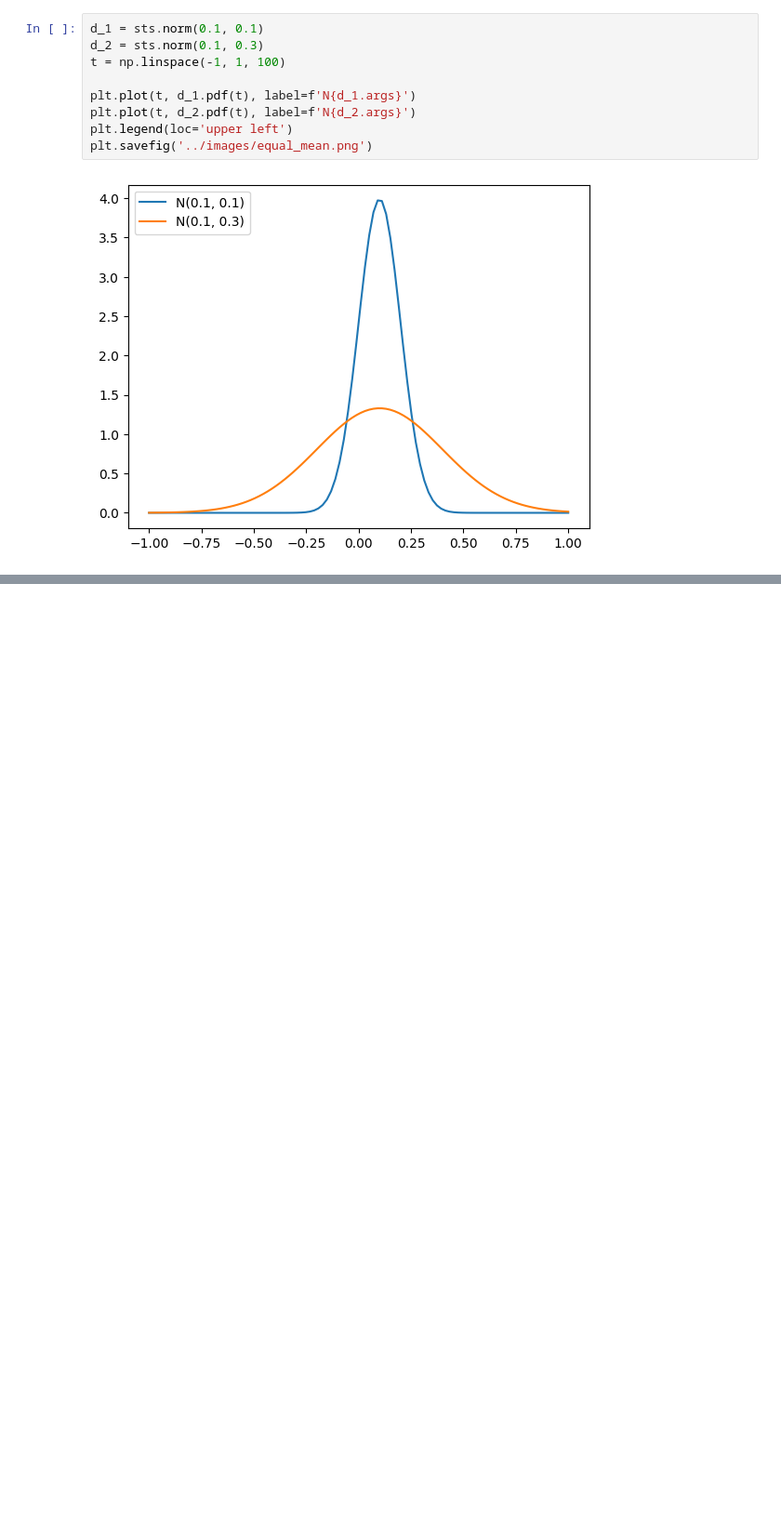
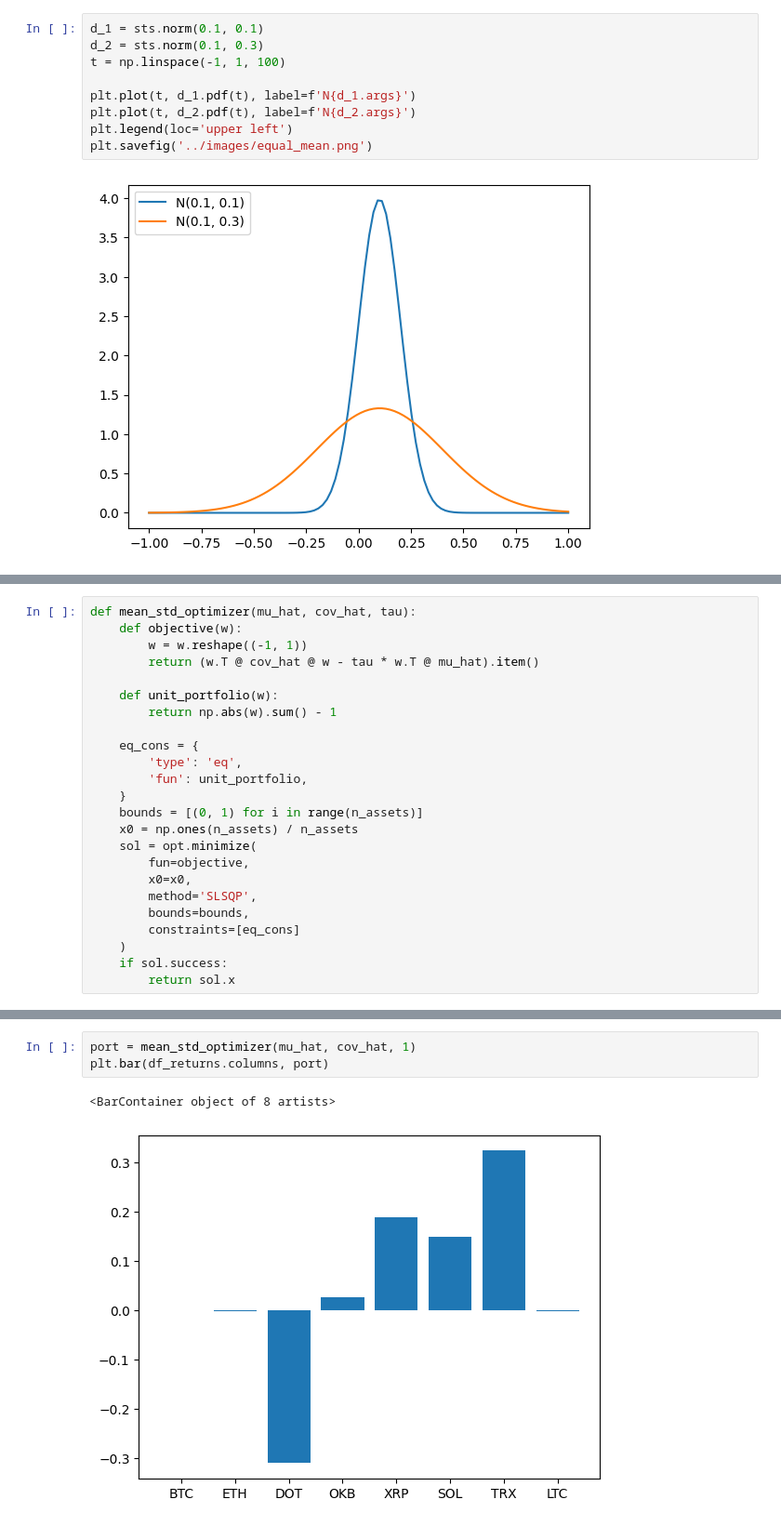
Before and after one commit to poluzerovT/Masters-thesis, a Jupyter notebook: notebooks/portfolio_examles.ipynb, the cells around one changed output, grey strips where cells are left out. Shown: that part at 93% size. Cells and saved outputs as stored; diff of their text form; blank space fills up the shorter version.

```diff
--- a/notebooks/portfolio_examles.ipynb
+++ b/notebooks/portfolio_examles.ipynb
@@ -27,0 +73,24 @@ plt.savefig('../images/equal_mean.png')
+# %%
+def mean_std_optimizer(mu_hat, cov_hat, tau):
+    def objective(w):
+        w = w.reshape((-1, 1))
+        return (w.T @ cov_hat @ w - tau * w.T @ mu_hat).item()
+
+    def unit_portfolio(w):
+        return np.abs(w).sum() - 1
+
+    eq_cons = {
+        'type': 'eq',
+        'fun': unit_portfolio,
+    }
+    bounds = [(0, 1) for i in range(n_assets)]
+    x0 = np.ones(n_assets) / n_assets
+    sol = opt.minimize(
+        fun=objective,
+        x0=x0,
+        method='SLSQP',
+        bounds=bounds,
+        constraints=[eq_cons]
+    )
+    if sol.success:
+        return sol.x
@@ -27,0 +178,6 @@ plt.savefig('../images/equal_mean.png')
+# %%
+port = mean_std_optimizer(mu_hat, cov_hat, 1)
+plt.bar(df_returns.columns, port)
+# %% [output]
+<BarContainer object of 8 artists>
+[figure, added]
```
Also changed, not shown: parts of 9 cells of this notebook, 5 other files.
